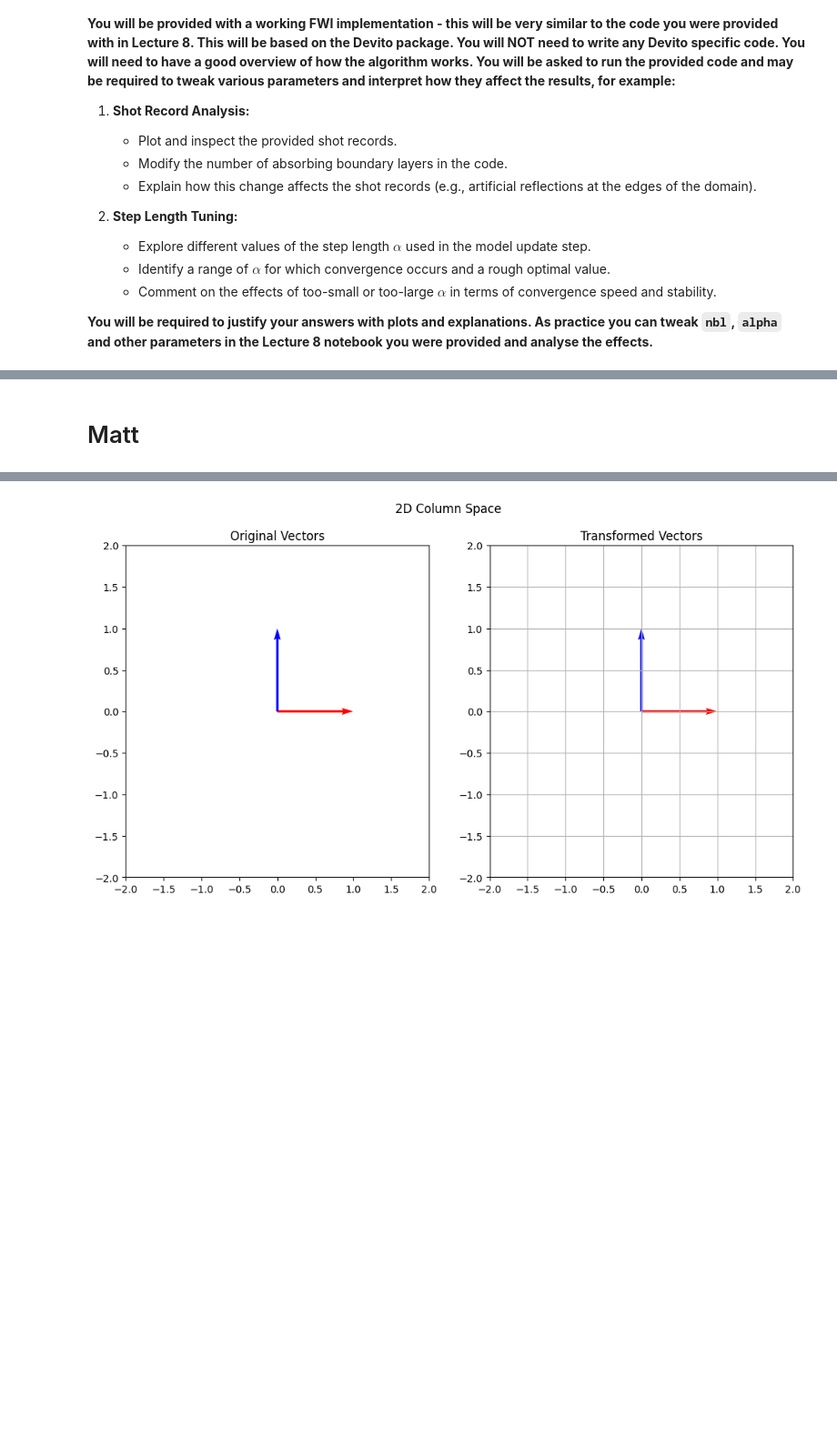
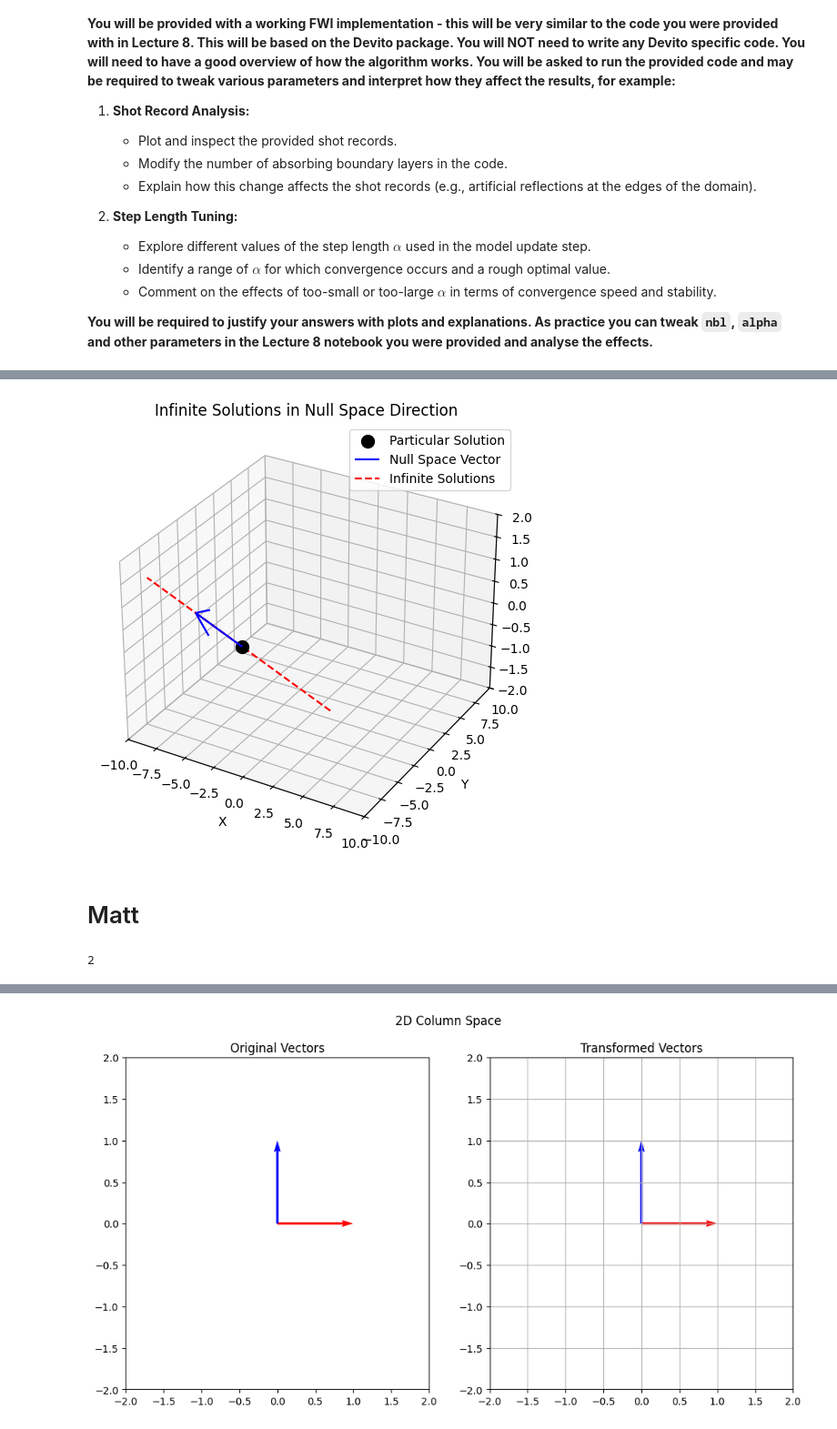
Before and after one commit to zhn66776/AIM1, a Jupyter notebook: Applied_Inversion_2025_FWI_test_prep.ipynb, the cells around one changed output, grey strips where cells are left out. Shown: that part at 91% size. Cells and saved outputs as stored; diff of their text form; code cells hidden in the pictures; blank space fills up the shorter version.

```diff
--- a/Applied_Inversion_2025_FWI_test_prep.ipynb
+++ b/Applied_Inversion_2025_FWI_test_prep.ipynb
@@ -41,3 +104,49 @@ $$ f(x, y) = 3x^2 + y^2 + 4xy - 6x - 9y $$
+# %%
+# question2 :null space:(-2, -3, 1), specific solution:(-3, -5, 0)
+import numpy as np
+import matplotlib.pyplot as plt
+
+fig = plt.figure(figsize=(8, 6))
+ax = fig.add_subplot(111, projection='3d')
+
+# Null Space Vector
+v = np.array([-2, -3, 1])
+
+# Particular Solution
+x_p = np.array([-3, -5, 0])
+
+# Plot particular solution
+ax.scatter(x_p[0], x_p[1], x_p[2], color='black', s=100, label='Particular Solution')
+
+# Plot null space vector
+ax.quiver(x_p[0], x_p[1], x_p[2], v[0], v[1], v[2], color='blue', label='Null Space Vector', length=1.0)
+
+# Generate multiple solutions by varying lambda
+lambdas = np.linspace(-2, 2, 10)
+solutions = [x_p + lam * v for lam in lambdas]
+solutions = np.array(solutions)
+
+# Plot the line of solutions
+ax.plot(solutions[:, 0], solutions[:, 1], solutions[:, 2], color='red', linestyle='--', label='Infinite Solutions')
+
+# Labels and settings
+ax.set_xlim(-10, 10)
+ax.set_ylim(-10, 10)
+ax.set_zlim(-2, 2)
+ax.set_xlabel('X')
+ax.set_ylabel('Y')
+ax.set_zlabel('Z')
+ax.set_title('Infinite Solutions in Null Space Direction')
+ax.legend()
+plt.grid(alpha=0.3)
+plt.show()
+# %% [output]
+[figure, added]
 # %% [markdown]
 # Matt
+# %%
+G = np.array([[1, 0, 1, 0], [2, 1, 0, 1]])
+print(np.linalg.matrix_rank(G))
+# %% [output]
+2
 # %%
```
Also changed, not shown: parts of 3 cells of this notebook.
